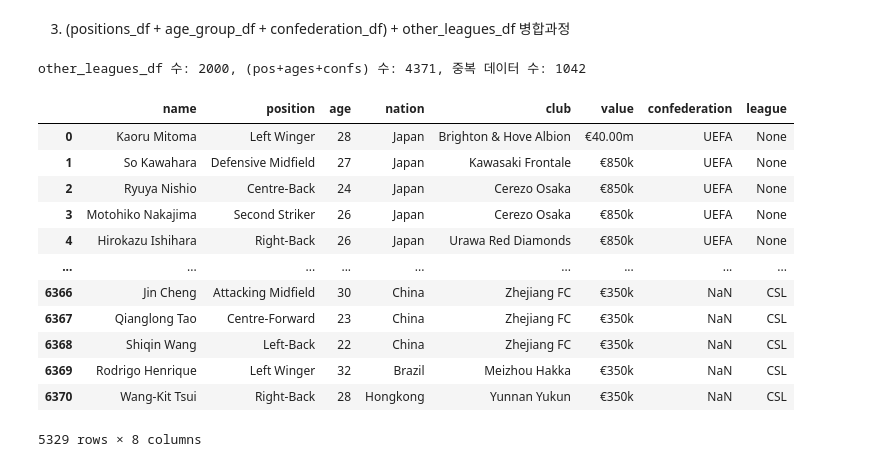
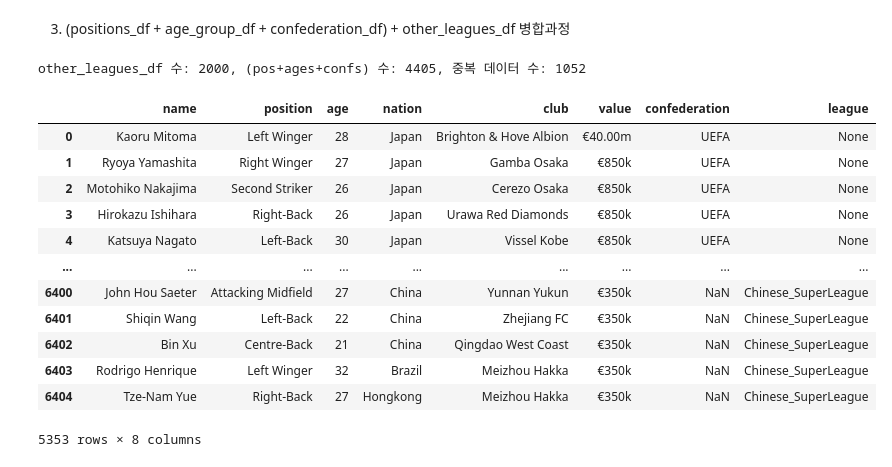
Before and after one commit to sesac-dragon/project_jeon99yu, a Jupyter notebook: crawlers/transfermarkt.ipynb, the cells around one changed output. Drawn from its saved outputs; the diff is of its cells as text; code cells hidden in the pictures.

Commit message:
feat: transfermarkt 선수정보 크롤링

```diff
--- a/crawlers/transfermarkt.ipynb
+++ b/crawlers/transfermarkt.ipynb
@@ -180,23 +180,23 @@ league_codes = {
     'MLS': 'MLS1',  # 미국 리그
     'Championship': 'GB2', # 잉글랜드 2부리그
     'Eredivisie': 'NL1',  # 네덜란드 리그
-    'Süper Lig': 'TR1',  # 튀르키예 리그
-    'Scottish Premiership': 'SC1',  # 스코틀랜드 리그
-    'Swiss SuperLeague': 'C1',  # 스위스 리그
-    'Austria Bundesliga': 'A1',  # 오스트리아 리그
-    'Danish Superligaen': 'DK1',  # 덴마크 리그
-    'Saudi ProLeague': 'SA1',  # 사우디아라비아 리그
-    'Liga Portugal': 'PO1',  # 포르투갈 리그
-    'Russian PremierLiga': 'RU1',  # 러시아 리그
-    'Brasileiro Série A': 'BRA1',  # 브라질 리그
-    'Liga Profesional': 'ARGC',  # 아르헨티나 리그
-    'Liga MX Apertura': 'MEXA',  # 멕시코 리그
-    'Jupiler ProLeague': 'BE1',  # 벨기에 리그
-    'SuperLeague1 Greece': 'GR1',  # 그리스 리그
-    'A-League Men': 'AUS1',  # 호주 리그
-    'J1 League': 'JAP1',  # 일본 리그
-    'K-League1': 'RSK1',  # K리그
-    'CSL': 'CSL'  # 중국 리그
+    'SuperLig': 'TR1',  # 튀르키예 리그
+    'Scottish_Premiership': 'SC1',  # 스코틀랜드 리그
+    'Swiss_SuperLeague': 'C1',  # 스위스 리그
+    'Austria_Bundesliga': 'A1',  # 오스트리아 리그
+    'Danish_Superligaen': 'DK1',  # 덴마크 리그
+    'Saudi_ProLeague': 'SA1',  # 사우디아라비아 리그
+    'Liga_Portugal': 'PO1',  # 포르투갈 리그
+    'Russian_PremierLiga': 'RU1',  # 러시아 리그
+    'Brasileiro_SerieA': 'BRA1',  # 브라질 리그
+    'Liga_Profesional': 'ARGC',  # 아르헨티나 리그
+    'Liga_MX': 'MEXA',  # 멕시코 리그
+    'Jupiler_ProLeague': 'BE1',  # 벨기에 리그
+    'SuperLeague1': 'GR1',  # 그리스 리그
+    'A_League': 'AUS1',  # 호주 리그
+    'J1_League': 'JAP1',  # 일본 리그
+    'K_League1': 'RSK1',  # K리그
+    'Chinese_SuperLeague': 'CSL'  # 중국 리그
 }
 
 other_leagues = []
@@ -363,45 +361,43 @@ confederation_df 수: 2871, pos+ages수: 2679, 중복 데이터 수: 1134
 other_leagues_df = other_leagues_df.reset_index(drop=True)
 merged2_df = merged2_df.reset_index(drop=True)
 
 # 병합 기준 key 컬럼
 key_cols = ['name', 'position', 'age', 'nation', 'club', 'value']
 
-# 컬럼 타입 맞추기
 for col in key_cols:
     if col in merged2_df.columns and col in other_leagues_df.columns:
         if col == 'age':
             merged2_df[col] = pd.to_numeric(merged2_df[col], errors='coerce')
             other_leagues_df[col] = pd.to_numeric(other_leagues_df[col], errors='coerce')
 
             merged2_df = merged2_df.dropna(subset=['age'])
             other_leagues_df = other_leagues_df.dropna(subset=['age'])
             merged2_df['age'] = merged2_df['age'].astype(int)
             other_leagues_df['age'] = other_leagues_df['age'].astype(int)
         else:
             merged2_df[col] = merged2_df[col].astype(str)
             other_leagues_df[col] = other_leagues_df[col].astype(str)
 
-# 중복 데이터 찾기
 duplicate3_rows = pd.merge(merged2_df, other_leagues_df, on=key_cols)
 print(f'other_leagues_df 수: {len(other_leagues_df)}, (pos+ages+confs) 수: {len(merged2_df)}, 중복 데이터 수: {len(duplicate3_rows)}')
 
 transfermarkt_df = pd.concat([merged2_df, other_leagues_df], ignore_index=True)
 transfermarkt_df = transfermarkt_df.drop_duplicates(subset=key_cols)
 
-transfermarkt_df.to_csv('../data/transfermarkt_data.csv', index=False, encoding='utf-8-sig')
+transfermarkt_df.to_csv('../data/tfm_totaldata.csv', index=False, encoding='utf-8-sig')
 transfermarkt_df
 # %% [output]
-other_leagues_df 수: 2000, (pos+ages+confs) 수: 4371, 중복 데이터 수: 1042
+other_leagues_df 수: 2000, (pos+ages+confs) 수: 4405, 중복 데이터 수: 1052
 |  | name | position | age | nation | club | value | confederation | league |
 | 0 | Kaoru Mitoma | Left Winger | 28 | Japan | Brighton & Hove Albion | €40.00m | UEFA | None |
-| 1 | So Kawahara | Defensive Midfield | 27 | Japan | Kawasaki Frontale | €850k | UEFA | None |
-| 2 | Ryuya Nishio | Centre-Back | 24 | Japan | Cerezo Osaka | €850k | UEFA | None |
-| 3 | Motohiko Nakajima | Second Striker | 26 | Japan | Cerezo Osaka | €850k | UEFA | None |
-| 4 | Hirokazu Ishihara | Right-Back | 26 | Japan | Urawa Red Diamonds | €850k | UEFA | None |
+| 1 | Ryoya Yamashita | Right Winger | 27 | Japan | Gamba Osaka | €850k | UEFA | None |
+| 2 | Motohiko Nakajima | Second Striker | 26 | Japan | Cerezo Osaka | €850k | UEFA | None |
+| 3 | Hirokazu Ishihara | Right-Back | 26 | Japan | Urawa Red Diamonds | €850k | UEFA | None |
+| 4 | Katsuya Nagato | Left-Back | 30 | Japan | Vissel Kobe | €850k | UEFA | None |
 | ... | ... | ... | ... | ... | ... | ... | ... | ... |
-| 6366 | Jin Cheng | Attacking Midfield | 30 | China | Zhejiang FC | €350k | NaN | CSL |
-| 6367 | Qianglong Tao | Centre-Forward | 23 | China | Zhejiang FC | €350k | NaN | CSL |
-| 6368 | Shiqin Wang | Left-Back | 22 | China | Zhejiang FC | €350k | NaN | CSL |
-| 6369 | Rodrigo Henrique | Left Winger | 32 | Brazil | Meizhou Hakka | €350k | NaN | CSL |
-| 6370 | Wang-Kit Tsui | Right-Back | 28 | Hongkong | Yunnan Yukun | €350k | NaN | CSL |
+| 6400 | John Hou Saeter | Attacking Midfield | 27 | China | Yunnan Yukun | €350k | NaN | Chinese_SuperLeague |
+| 6401 | Shiqin Wang | Left-Back | 22 | China | Zhejiang FC | €350k | NaN | Chinese_SuperLeague |
+| 6402 | Bin Xu | Centre-Back | 21 | China | Qingdao West Coast | €350k | NaN | Chinese_SuperLeague |
+| 6403 | Rodrigo Henrique | Left Winger | 32 | Brazil | Meizhou Hakka | €350k | NaN | Chinese_SuperLeague |
+| 6404 | Tze-Nam Yue | Right-Back | 27 | Hongkong | Meizhou Hakka | €350k | NaN | Chinese_SuperLeague |
-5329 rows × 8 columns
+5353 rows × 8 columns
```
Also changed, not shown: parts of 5 cells of this notebook.
